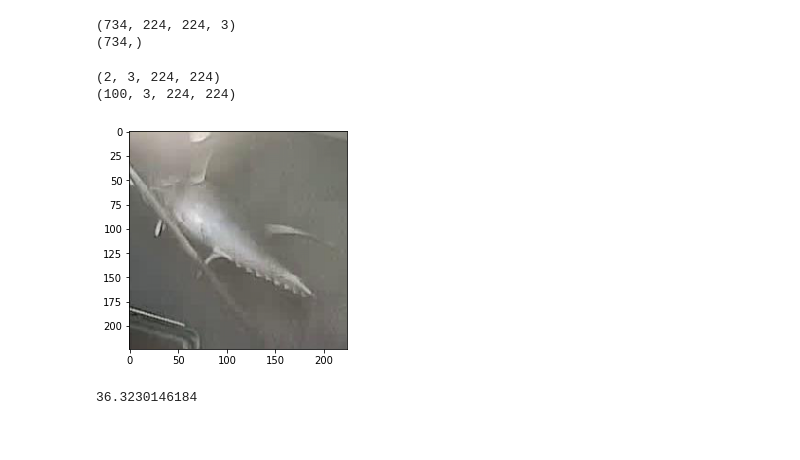
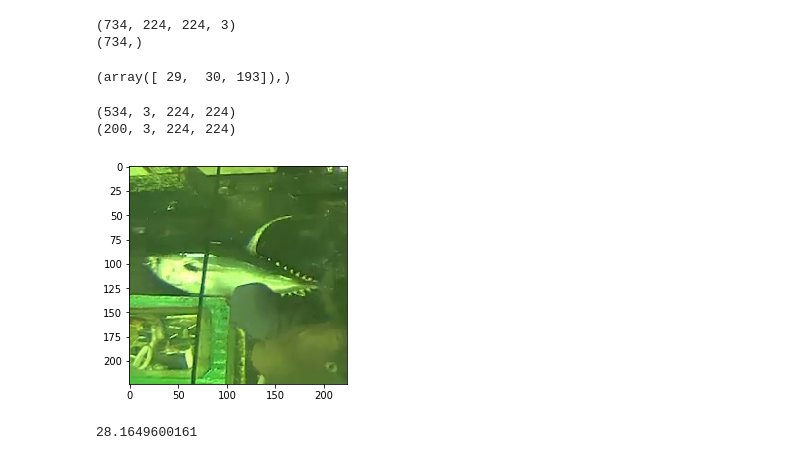
Before and after one commit to ryangoy/kaggle, a Jupyter notebook: ncfm/src/aligner/aligner.ipynb, the cells around one changed output. Cells and saved outputs as stored; diff of their text form; code cells hidden in the pictures.

```diff
--- a/ncfm/src/aligner/aligner.ipynb
+++ b/ncfm/src/aligner/aligner.ipynb
@@ -48,3 +49,5 @@ print labels.shape
 # %% [output]
 (734, 224, 224, 3)
 (734,)
+# %%
+data = np.nan_to_num(data)
@@ -51,8 +56,19 @@ print labels.shape
+# %%
+np.where(check_nan == 0)
+# %% [output]
+(array([ 29,  30, 193]),)
+# %%
+data[29] = data[28]
+labels[29] = labels[28]
+data[30] = data[31]
+labels[30] = labels[31]
+data[193] = data[192]
+labels[193] = labels[192]
 # %%
-X_train = data[:2]
-y_train = labels[:2]
-X_val = data[634:]
-y_val = labels[634:]
+X_train = data[:534]
+y_train = labels[:534]
+X_val = data[534:]
+y_val = labels[534:]
 X_train = np.swapaxes(X_train,1,3)
 #X_train = np.swapaxes(X_train,2,3)
 X_val = np.swapaxes(X_val,1,3)
@@ -61,15 +77,15 @@ X_val = np.swapaxes(X_val,1,3)
 print X_train.shape
 print X_val.shape
 # %% [output]
-(2, 3, 224, 224)
-(100, 3, 224, 224)
+(534, 3, 224, 224)
+(200, 3, 224, 224)
 # %%
-plt.imshow(np.swapaxes(X_train[1],0,2))
+plt.imshow(np.swapaxes(X_train[29],0,2))
 plt.show()
 # %% [output]
-[figure, old version]
+[figure, new version]
 # %%
-print y_train[1]
+print y_train[0]
 # %% [output]
-36.3230146184
+28.1649600161
 # %%
```
Also changed, not shown: parts of 7 cells of this notebook, 1 other file.
